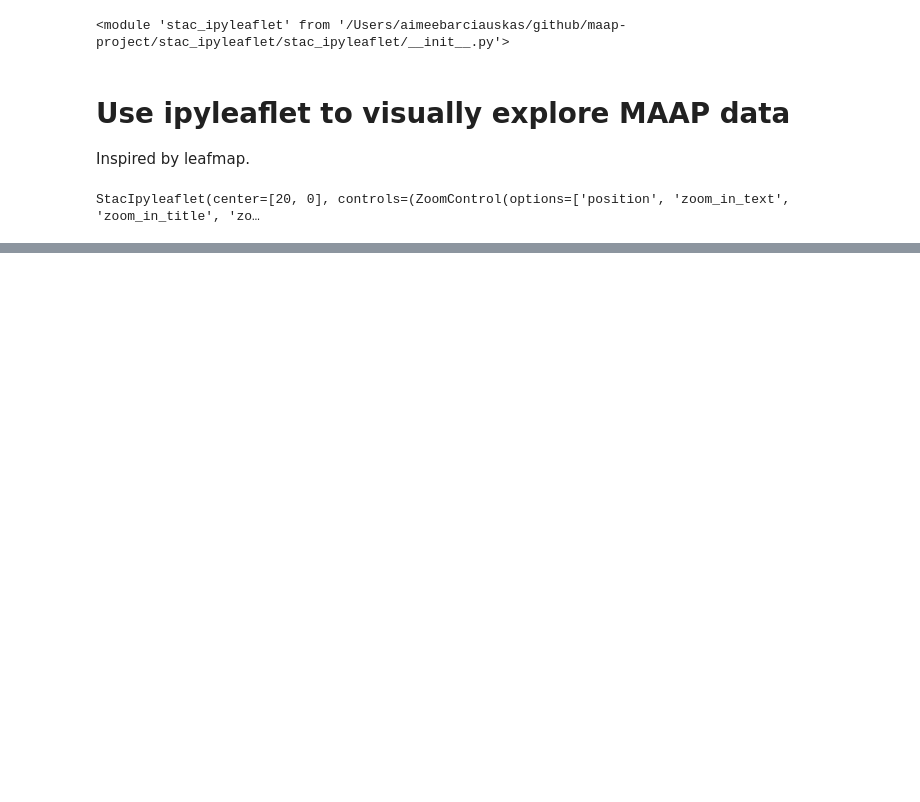
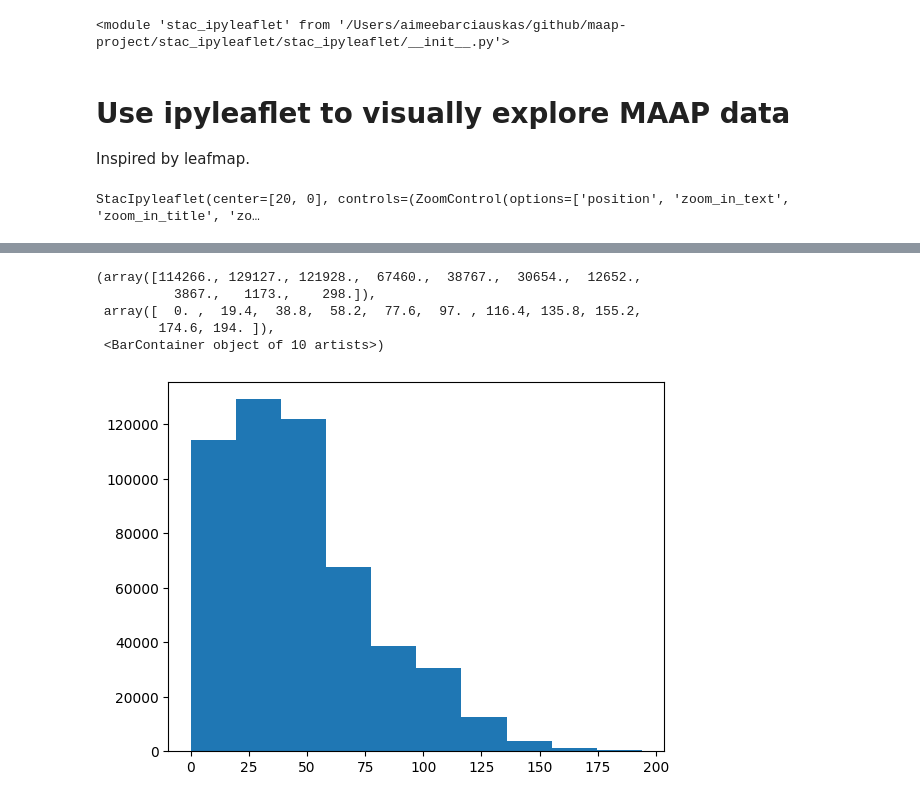
Before and after one commit to MAAP-Project/stac_ipyleaflet, a Jupyter notebook: demo.ipynb, the cells around one changed output, grey strips where cells are left out. Saved outputs shown, nothing was run; the diff lists cells and outputs as text; code cells hidden in the pictures; blank space fills up the shorter version.

```diff
--- a/demo.ipynb
+++ b/demo.ipynb
@@ -102,0 +80,9 @@ Wall time: 1.01 s
+# %%
+ds2.plot()
+# %% [output]
+(array([114266., 129127., 121928.,  67460.,  38767.,  30654.,  12652.,
+          3867.,   1173.,    298.]),
+ array([  0. ,  19.4,  38.8,  58.2,  77.6,  97. , 116.4, 135.8, 155.2,
+        174.6, 194. ]),
+ <BarContainer object of 10 artists>)
+[figure, added]
```
Also changed, not shown: parts of 8 cells of this notebook, 1 other file.
